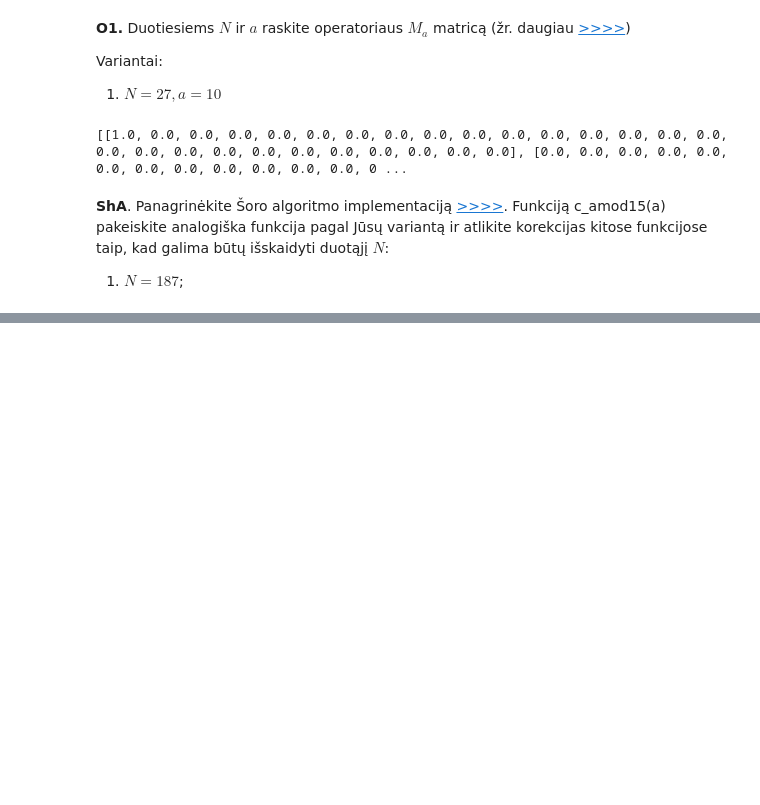
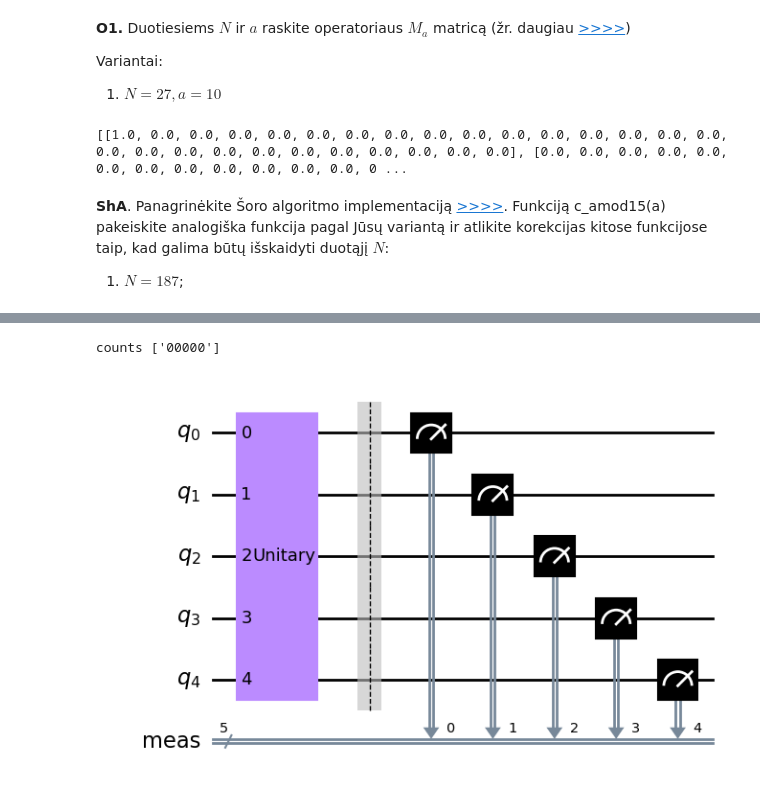
Before and after one commit to cezaris13/QuantumComputing, a Jupyter notebook: Quantum 2 lab/QuantumLab2.2.ipynb, the cells around one changed output, grey strips where cells are left out. Saved outputs shown, nothing was run; the diff lists cells and outputs as text; code cells hidden in the pictures; blank space fills up the shorter version.

```diff
--- a/Quantum 2 lab/QuantumLab2.2.ipynb
+++ b/Quantum 2 lab/QuantumLab2.2.ipynb
@@ -69,9 +69,6 @@ qc.draw('mpl')
 [figure]
 # %% [markdown]
 # Shors factoring algorithm
-# %%
-n=4 # qft part
-m=4 # modular exponentiation part
 # %%
 def aMod15(a,x,size):
     qc = QuantumCircuit(size)
@@ -189,24 +187,3 @@ Array(array)
 
 
 1. $N=187$;
-# %%
-N = 187
-# N = 15
-aList = []
-for i in range(N-1):
-    if gcd(i,N) == 1 and i != 1:
-        remainder = 0
-        count = 1
-        while remainder != 1:
-            if remainder == 0:
-                remainder = (i)%N
-            remainder = (remainder*i)%N
-            count += 1
-        if count%2 == 0:
-            # print ("Number:",i, end=" ")
-            # print("period r:",count)
-            # print(gcd(i**(count//2)-1,N), gcd(i**(count//2)+1,N))
-            if gcd(i**(count//2)-1,N) != 1 and gcd(i**(count//2)+1,N) != 1:
-                aList.append(i)
-print (aList)
-print(len(aList))
@@ -215,0 +311,23 @@ print(len(aList))
+# %%
+from qiskit import QuantumCircuit, Aer
+N = 21
+qubits = math.ceil(math.log(N,2))
+qc = QuantumCircuit(qubits)
+# t_gate = transpile(circuit, backend, basis_gates=['cx', 'u3', 'u1', 'u2', 'id', 'x', 'y', 'z', 'h', 's', 'sdg', 't', 'tdg', 'swap', 'ccx', 'cccx', 'cswap'])
+
+gate = generateAModMatrix(13,N)
+qc.append(gate, range(qubits))
+qc.measure_all()
+
+backend = Aer.get_backend('qasm_simulator')
+# t_gate = transpile(qc, backend, basis_gates=['cx', 'u3', 'u1', 'u2', 'id', 'x', 'y', 'z', 'h', 's', 'sdg', 't', 'tdg', 'swap', 'ccx', 'cccx', 'cswap'])
+# job = backend.run(t_gate, shots=1)
+job = backend.run(qc, shots=1)
+result = job.result()
+counts = list(result.get_counts().keys())
+print ("counts",counts)
+qc.draw('mpl')
+# t_gate.decompose().draw('mpl')
+# %% [output]
+counts ['00000']
+[figure, added]
```
Also changed, not shown: parts of 8 cells of this notebook.
